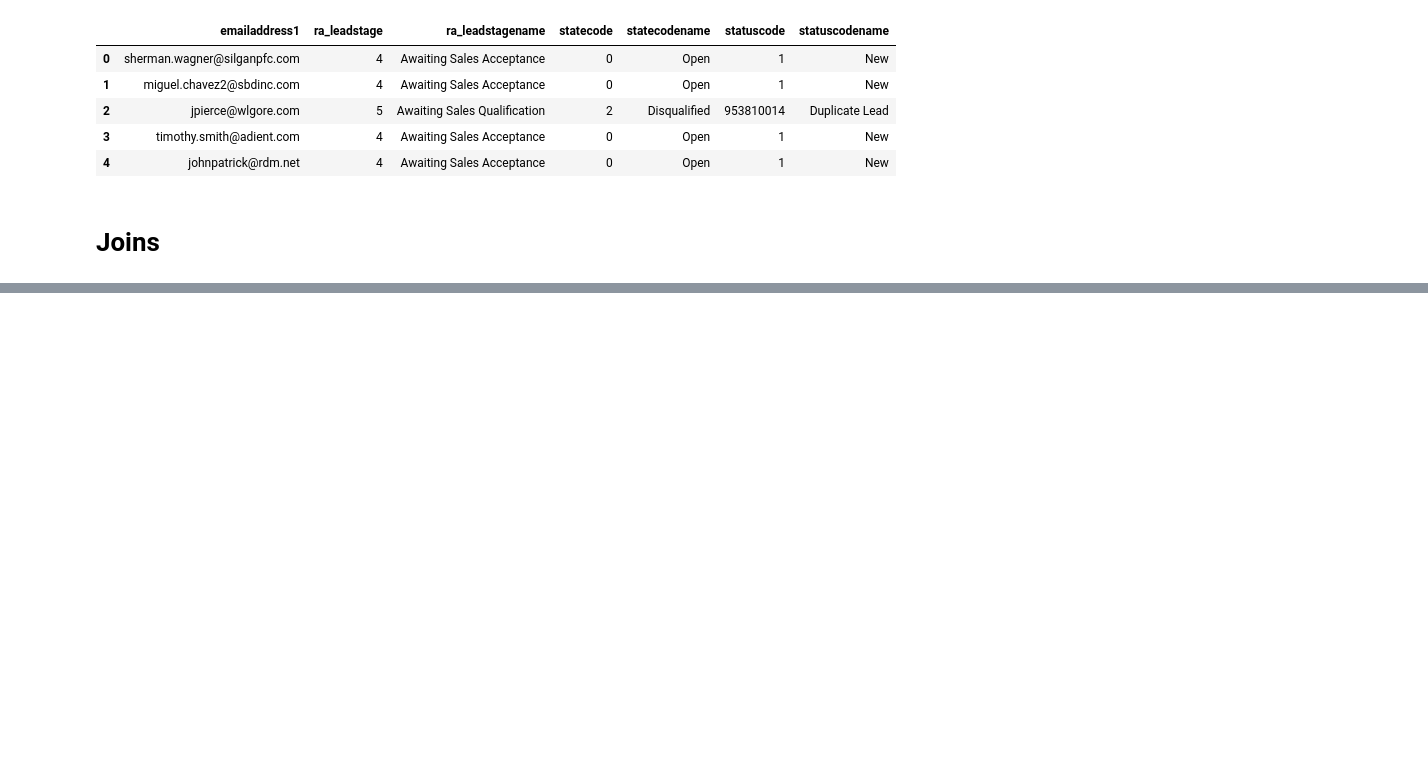
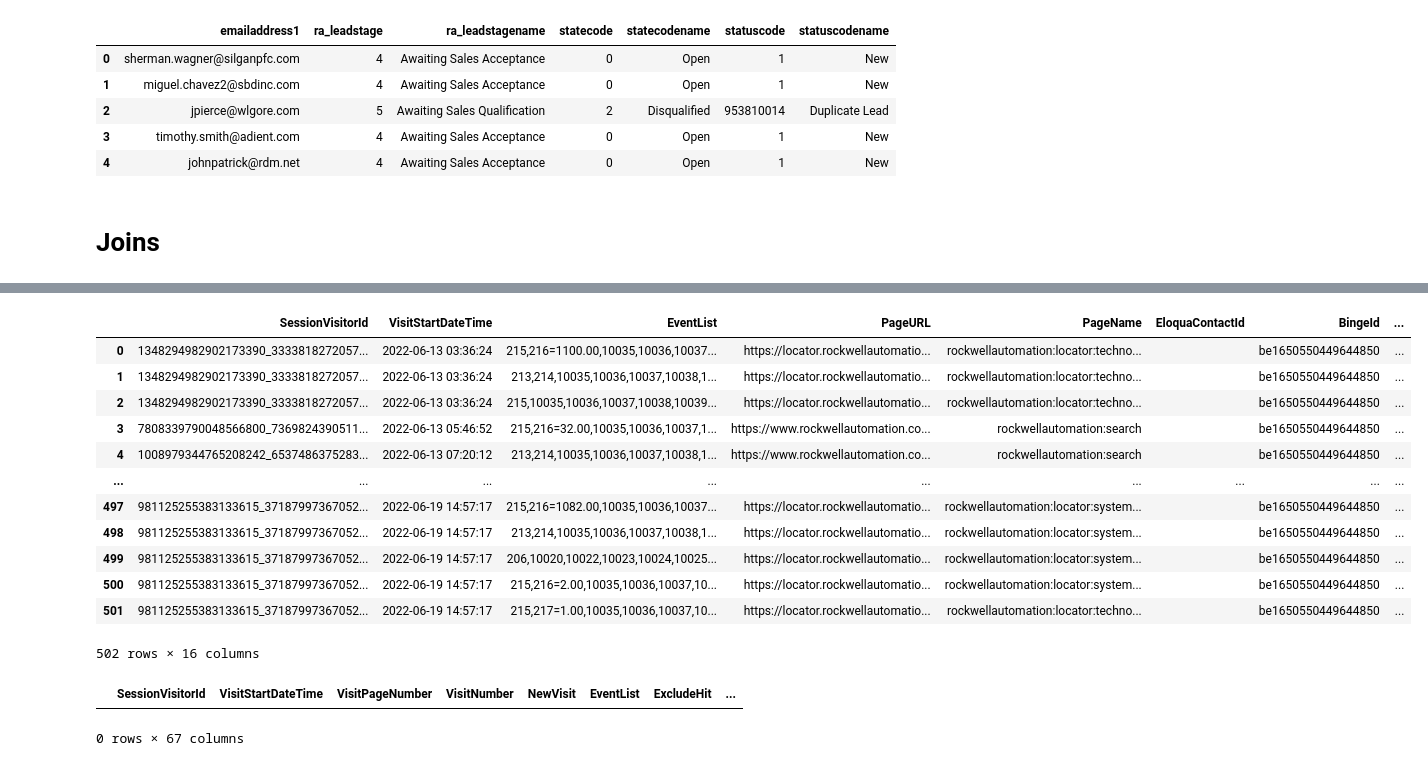
Before and after one commit to wyang-pisrc/ra-mdp, a Jupyter notebook: engagement_scoring/engagement_scoring.ipynb, the cells around one changed output, grey strips where cells are left out. Cells and saved outputs as stored; diff of their text form; code cells hidden in the pictures; blank space fills up the shorter version.

```diff
--- a/engagement_scoring/engagement_scoring.ipynb
+++ b/engagement_scoring/engagement_scoring.ipynb
@@ -212,0 +389,54 @@ query_db(
+# %%
+df = query_db(
+    """
+    SELECT
+        SessionVisitorId,
+        VisitStartDateTime,
+        EventList,
+        PageURL,
+        PageName,
+        EloquaContactId,
+        BingeId,
+        BingeName,
+        BingeCampaignId,
+        BingeCriticalScore,
+        BingeScoredAsset,
+        BingeScoredAssetPath,
+        BingeScoredAssetScore,
+        PDFurl,
+        PDFtitle,
+        PDFpagecount
+    FROM aem.RawTraffic
+    WHERE VisitStartDateTime > '2022-06-01'
+        AND BingeId <> '';
+    """
+)
+df.to_csv("all_binge_data.csv")
+df
+# %% [output]
+|  | SessionVisitorId | VisitStartDateTime | EventList | PageURL | PageName | EloquaContactId | BingeId | ... |
+| 0 | 1348294982902173390_3333818272057... | 2022-06-13 03:36:24 | 215,216=1100.00,10035,10036,10037... | https://locator.rockwellautomatio... | rockwellautomation:locator:techno... |  | be1650550449644850 | ... |
+| 1 | 1348294982902173390_3333818272057... | 2022-06-13 03:36:24 | 213,214,10035,10036,10037,10038,1... | https://locator.rockwellautomatio... | rockwellautomation:locator:techno... |  | be1650550449644850 | ... |
+| 2 | 1348294982902173390_3333818272057... | 2022-06-13 03:36:24 | 215,10035,10036,10037,10038,10039... | https://locator.rockwellautomatio... | rockwellautomation:locator:techno... |  | be1650550449644850 | ... |
+| 3 | 7808339790048566800_7369824390511... | 2022-06-13 05:46:52 | 215,216=32.00,10035,10036,10037,1... | https://www.rockwellautomation.co... | rockwellautomation:search |  | be1650550449644850 | ... |
+| 4 | 1008979344765208242_6537486375283... | 2022-06-13 07:20:12 | 213,214,10035,10036,10037,10038,1... | https://www.rockwellautomation.co... | rockwellautomation:search |  | be1650550449644850 | ... |
+| ... | ... | ... | ... | ... | ... | ... | ... | ... |
+| 497 | 981125255383133615_37187997367052... | 2022-06-19 14:57:17 | 215,216=1082.00,10035,10036,10037... | https://locator.rockwellautomatio... | rockwellautomation:locator:system... |  | be1650550449644850 | ... |
+| 498 | 981125255383133615_37187997367052... | 2022-06-19 14:57:17 | 213,214,10035,10036,10037,10038,1... | https://locator.rockwellautomatio... | rockwellautomation:locator:system... |  | be1650550449644850 | ... |
+| 499 | 981125255383133615_37187997367052... | 2022-06-19 14:57:17 | 206,10020,10022,10023,10024,10025... | https://locator.rockwellautomatio... | rockwellautomation:locator:system... |  | be1650550449644850 | ... |
+| 500 | 981125255383133615_37187997367052... | 2022-06-19 14:57:17 | 215,216=2.00,10035,10036,10037,10... | https://locator.rockwellautomatio... | rockwellautomation:locator:system... |  | be1650550449644850 | ... |
+| 501 | 981125255383133615_37187997367052... | 2022-06-19 14:57:17 | 215,217=1.00,10035,10036,10037,10... | https://locator.rockwellautomatio... | rockwellautomation:locator:techno... |  | be1650550449644850 | ... |
+502 rows × 16 columns
+# %%
+df = query_db(
+    """
+    SELECT *
+    FROM aem.RawTraffic
+    WHERE VisitStartDateTime > '2022-06-12'
+        AND SessionVisitorId LIKE '402319239204006%';
+    """
+)
+df
+# %% [output]
+|  | SessionVisitorId | VisitStartDateTime | VisitPageNumber | VisitNumber | NewVisit | EventList | ExcludeHit | ... |
+0 rows × 67 columns
```
Also changed, not shown: parts of 9 cells of this notebook, 6 other files.
